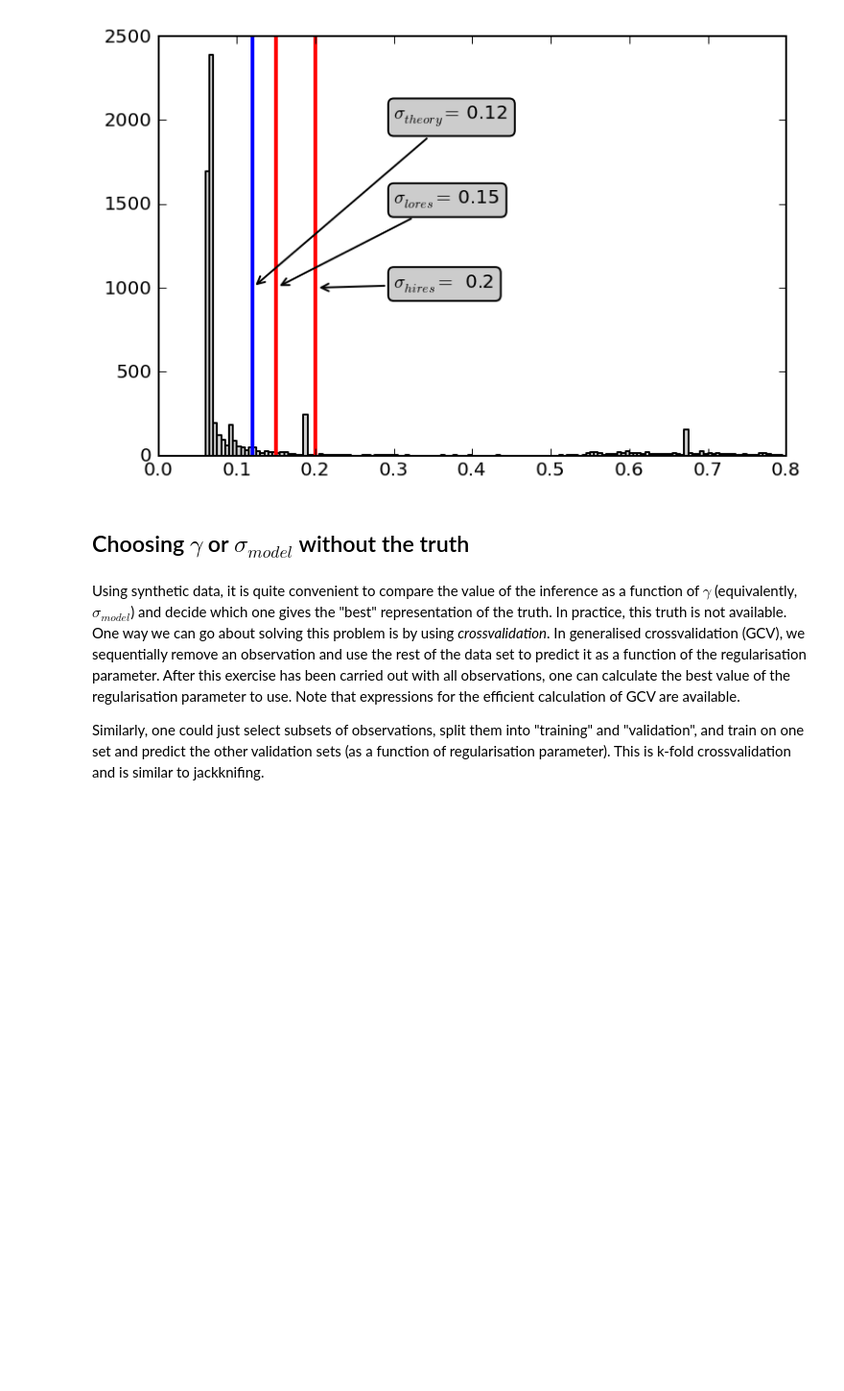
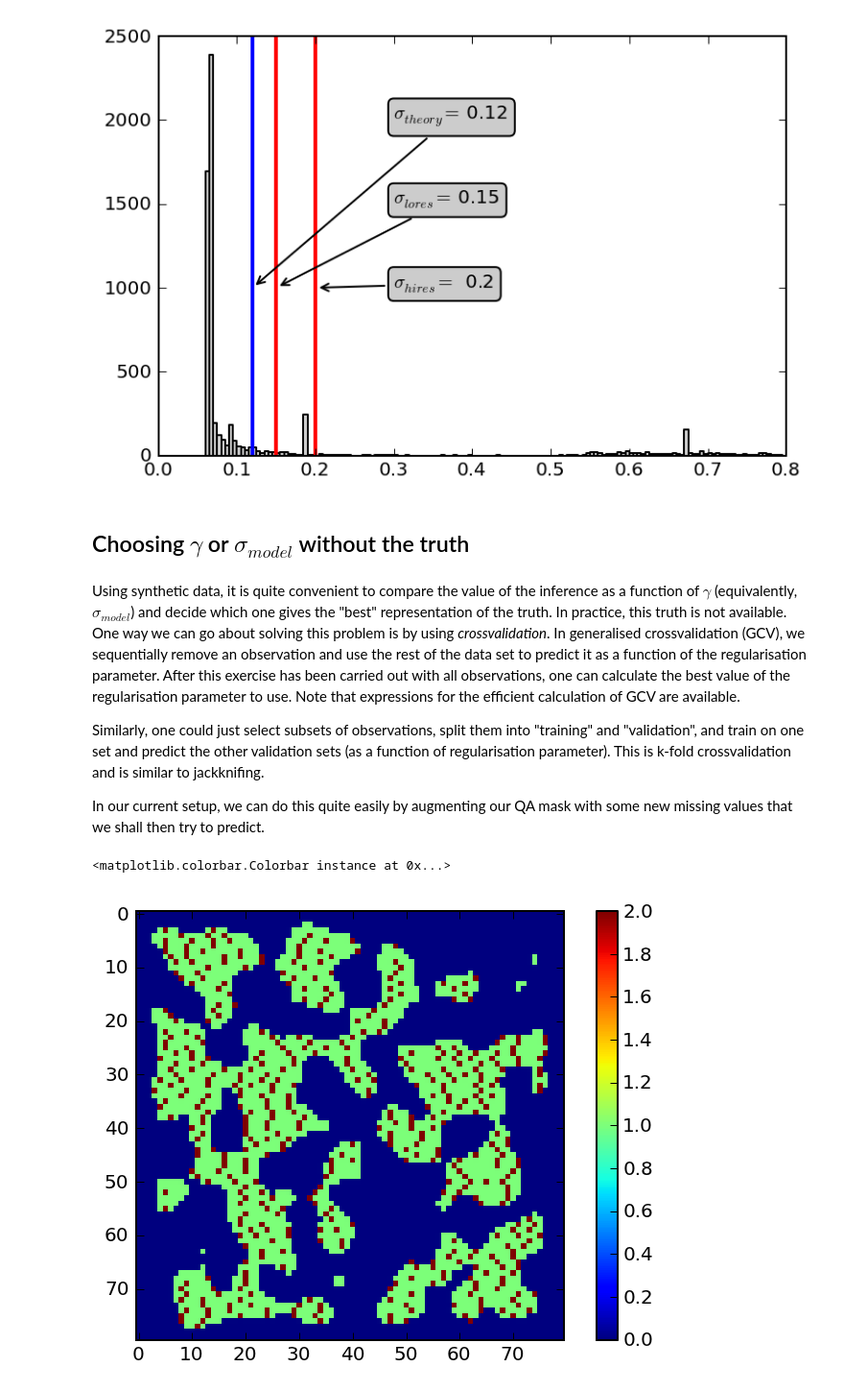
Before and after one commit to maxchernet/toy_eoldas, a Jupyter notebook: SpatialSmoothing.ipynb, the cells around one changed output. Shown at 96% size. Cells and saved outputs as stored; diff of their text form; code cells hidden in the pictures; blank space fills up the shorter version.

```diff
--- a/SpatialSmoothing.ipynb
+++ b/SpatialSmoothing.ipynb
@@ -720,3 +720,23 @@ ax.annotate(r'$\sigma_{theory}=$'+"%5.2G"%theoretical_sigma, xy=(theoretical_sig
 Using synthetic data, it is quite convenient to compare the value of the inference as a function of $\gamma$ (equivalently, $\sigma_{model}$) and decide which one gives the "best" representation of the truth. In practice, this truth is not available. One way we can go about solving this problem is by using *crossvalidation*. In generalised crossvalidation (GCV), we sequentially remove an observation and use the rest of the data set to predict it as a function of the regularisation parameter. After this exercise has been carried out with all observations, one can calculate the best value of the regularisation parameter to use. Note that expressions for the efficient calculation of GCV are available.
 
 Similarly, one could just select subsets of observations, split them into "training" and "validation", and train on one set and predict the other validation sets (as a function of regularisation parameter). This is k-fold crossvalidation and is similar to jackknifing.
+
+In our current setup, we can do this quite easily by augmenting our QA mask with some new missing values that we shall then try to predict.
+# %%
+#Select 5000 pixel locations
+xval_pxl_set = np.random.randint( 0, qa_flag_hires.flatten().shape[0], 5000 )
+# Select non-repeated values. Newer versions of numpy have a choose without replacment method...
+xval_pxl_set = np.unique ( xval_pxl_set )[::3]
+passer1 = np.nonzero ( qa_flag_hires.flatten() == 1)[0]
+passer1 = set(passer1)
+passer2 = set(xval_pxl_set )
+isection = set.intersection ( passer1, passer2)
+isection = np.array(list(isection), dtype=np.int16)
+xval_qa = 0.0*qa_flag_hires.flatten()
+xval_qa[np.array(isection)] = 1
+xval_qa = xval_qa.reshape ( qa_flag_hires.shape)
+plt.imshow ( xval_qa + qa_flag_hires, interpolation='nearest')
+plt.colorbar()
+# %% [output]
+<matplotlib.colorbar.Colorbar instance at 0x...>
+[figure, added]
```
Also changed, not shown: parts of 3 cells of this notebook.
